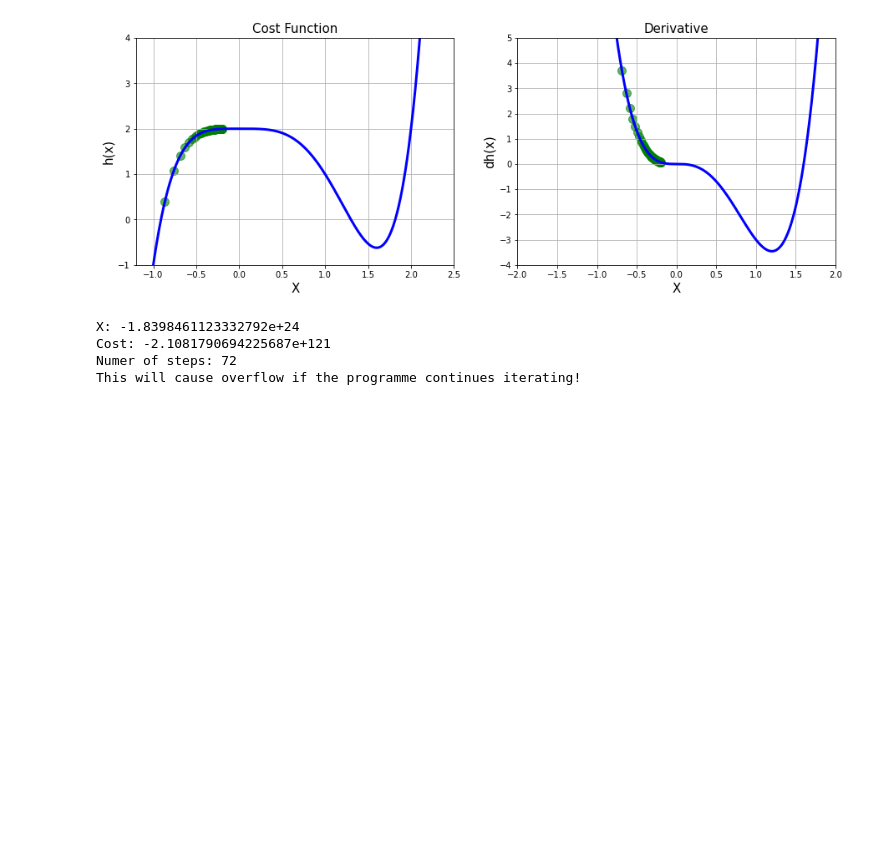
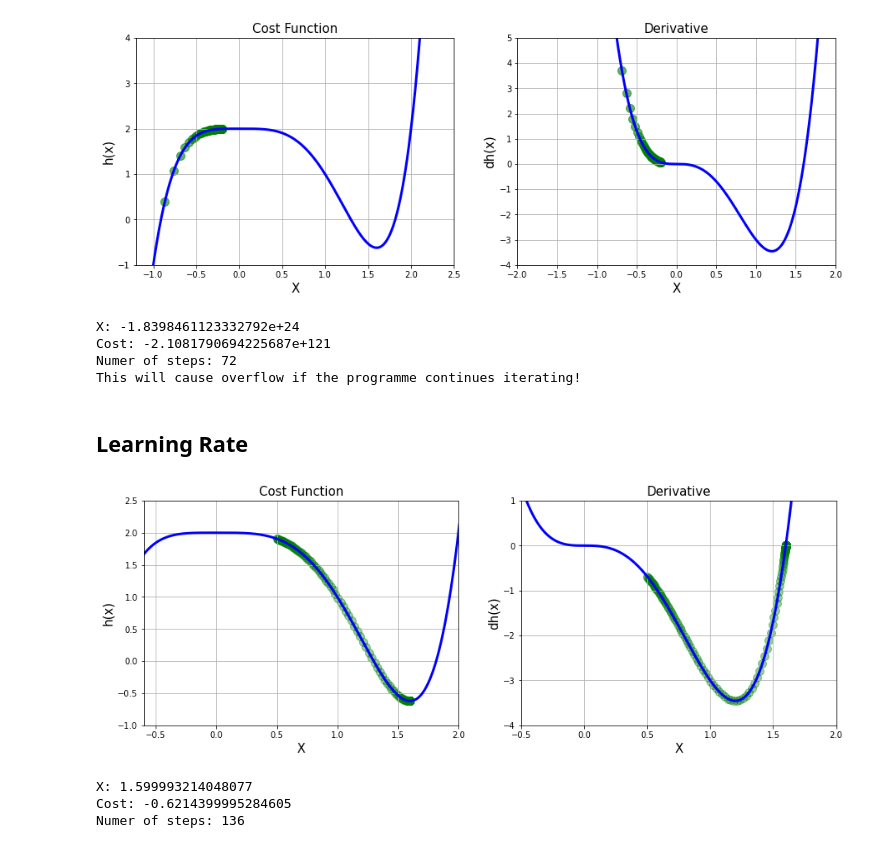
Before and after one commit to JLJL0308/Gradient_Descent_Exercise, a Jupyter notebook: Gradient Descent.ipynb, the cells around one changed output. Drawn from its saved outputs; the diff is of its cells as text; code cells hidden in the pictures; blank space fills up the shorter version.

Commit message:
Explore learning rates.

```diff
--- a/Gradient Descent.ipynb
+++ b/Gradient Descent.ipynb
@@ -279,3 +279,52 @@ X: -1.8398461123332792e+24
 Cost: -2.1081790694225687e+121
 Numer of steps: 72
 This will cause overflow if the programme continues iterating!
+# %% [markdown]
+## Learning Rate
+# %%
+# Use the previous example.
+# Experiment different learning rates.
+X_list3 = gradient_descent_function(dh, 0.5, max_iteration = 500000, multiplier = 0.007)
+
+# Convert list to array
+x_array3 = np.array(X_list3)
+
+# Calculate other parameters
+local_min = x_array3[-1]
+cost = h(local_min)
+num_steps = len(x_array3)
+
+# Plots
+plt.figure(figsize = [15, 5])
+
+# First Plot Cost Function
+plt.subplot(1, 2, 1)
+plt.title("Cost Function", fontsize = 15)
+plt.xlabel("X", fontsize = 15)
+plt.ylabel("h(x)", fontsize = 15)
+plt.xlim(-0.6, 2)
+plt.ylim(-1, 2.5)
+plt.grid()
+plt.plot(x_3, h(x_3), color = "blue", linewidth = 3)
+plt.scatter(x_array3, h(x_array3), s = 100, alpha = 0.4, color = "green")
+
+# Second Plot Derivative
+plt.subplot(1, 2, 2)
+plt.title("Derivative", fontsize = 15)
+plt.xlabel("X", fontsize = 15)
+plt.ylabel("dh(x)", fontsize = 15)
+plt.xlim(-0.5, 2)
+plt.ylim(-4, 1)
+plt.grid()
+plt.plot(x_3, dh(x_3), color = "blue", linewidth = 3)
+plt.scatter(x_array3, dh(x_array3), s = 100, alpha = 0.4, color = "green")
+
+plt.show()
+print("X:", local_min)
+print("Cost:", cost)
+print("Numer of steps:", num_steps)
+# %% [output]
+[figure, added]
+X: 1.599993214048077
+Cost: -0.6214399995284605
+Numer of steps: 136
```
Also changed, not shown: parts of 1 cell of this notebook.
